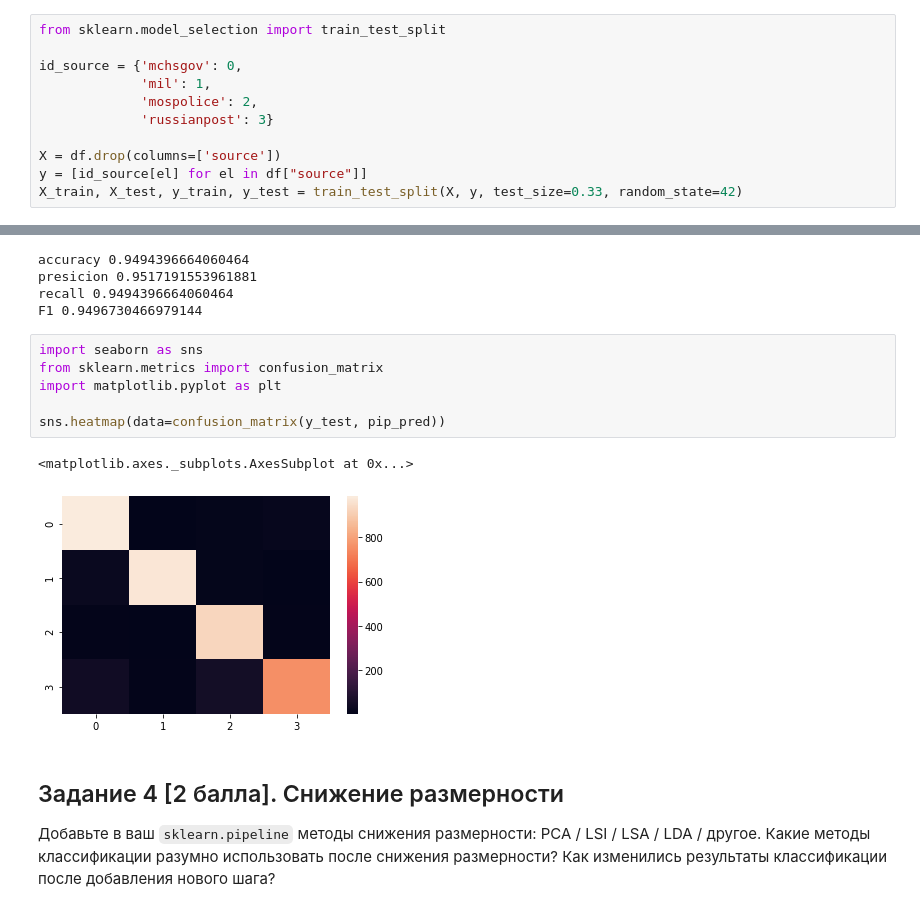
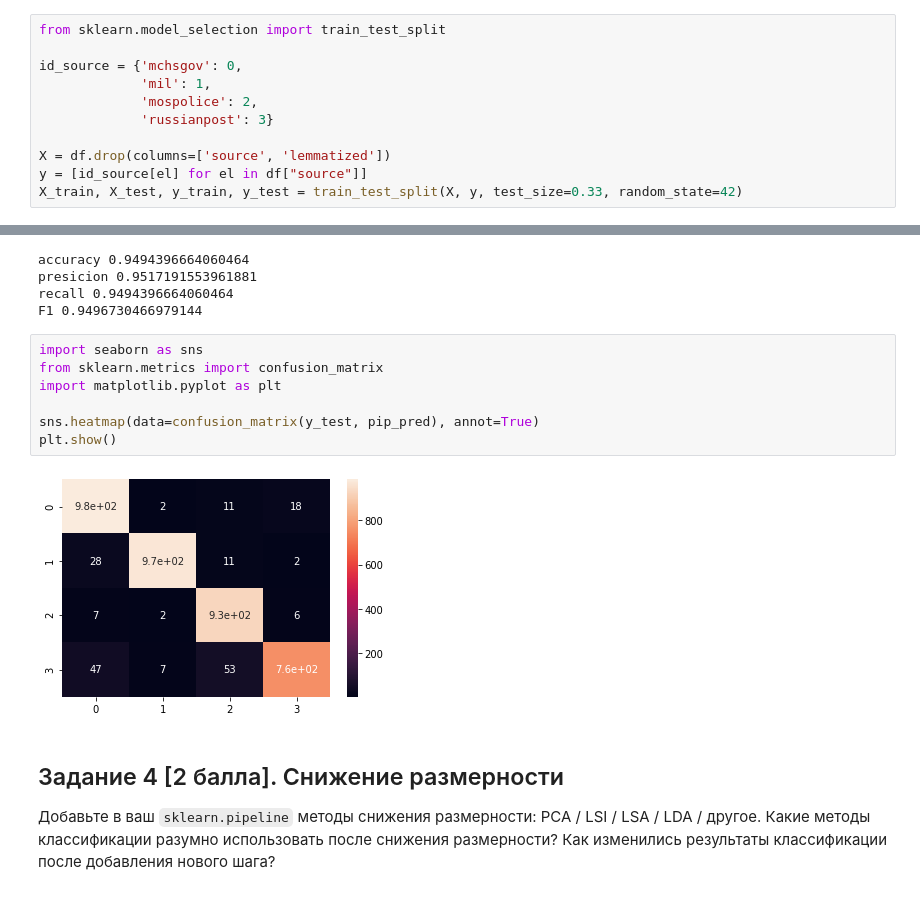
Before and after one commit to leramorozova/DS_Courses, a Jupyter notebook: HW_NLP.ipynb, the cells around one changed output, grey strips where cells are left out. Saved outputs shown, nothing was run; the diff lists cells and outputs as text.

````diff
--- a/HW_NLP.ipynb
+++ b/HW_NLP.ipynb
@@ -215,7 +214,7 @@ id_source = {'mchsgov': 0,
              'mospolice': 2,
              'russianpost': 3}
 
-X = df.drop(columns=['source'])
+X = df.drop(columns=['source', 'lemmatized'])
 y = [id_source[el] for el in df["source"]]
 X_train, X_test, y_train, y_test = train_test_split(X, y, test_size=0.33, random_state=42)
 # %% [markdown]
@@ -270,12 +321,12 @@ F1 0.9496730466979144
 # %%
 import seaborn as sns
 from sklearn.metrics import confusion_matrix
 import matplotlib.pyplot as plt
 
-sns.heatmap(data=confusion_matrix(y_test, pip_pred))
+sns.heatmap(data=confusion_matrix(y_test, pip_pred), annot=True)
+plt.show()
 # %% [output]
-<matplotlib.axes._subplots.AxesSubplot at 0x...>
-[figure, old version]
+[figure, new version]
 # %% [markdown]
 ## Задание 4 [2 балла]. Снижение размерности
 Добавьте в ваш ```sklearn.pipeline```  методы снижения размерности:  PCA / LSI / LSA / LDA / другое. Какие методы классификации разумно использовать после снижения размерности? Как изменились результаты классификации после добавления нового шага?
````
Also changed, not shown: parts of 15 cells of this notebook.
